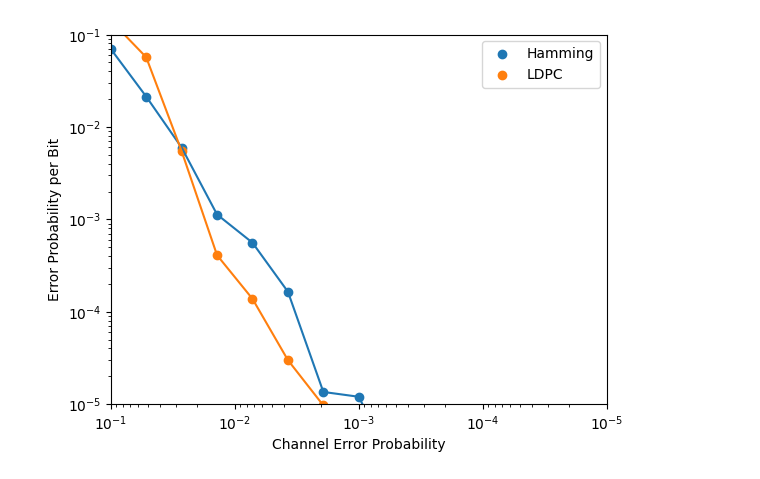
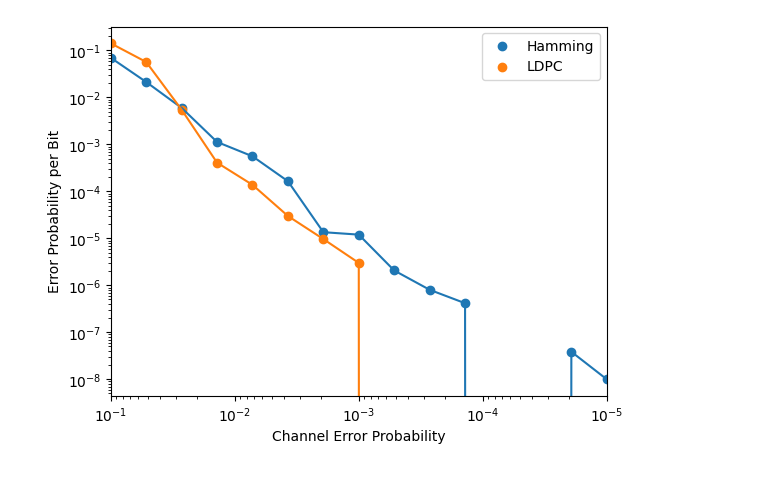
Before and after one commit to bissectra/ele32-lab3, a Jupyter notebook: src/plot.ipynb, the cells around one changed output. Drawn from its saved outputs; the diff is of its cells as text; code cells hidden in the pictures.

```diff
--- a/src/plot.ipynb
+++ b/src/plot.ipynb
@@ -19,33 +19,33 @@ plt.scatter(df["channel_prob"], df["hamming_bit_error_probs"], label="Hamming")
 plt.scatter(df["channel_prob"], df["ldpc_bit_error_probs"], label="LDPC")
 plt.plot(df["channel_prob"], df["hamming_bit_error_probs"])
 plt.plot(df["channel_prob"], df["ldpc_bit_error_probs"])
 
 # set axis labels
 plt.xlabel("Channel Error Probability")
 plt.ylabel("Error Probability per Bit")
 
 # set axis scale to log-log
 plt.xscale("log")
 plt.yscale("log")
 
 # set axis limits
 plt.xlim(0.00001, 0.1)
-plt.ylim(0.00001, 0.1)
+# plt.ylim(0.00001, 0.1)
 
 # set axis ticks
 plt.xticks([0.00001, 0.0001, 0.001, 0.01, 0.1])
-plt.yticks([0.00001, 0.0001, 0.001, 0.01, 0.1])
+# plt.yticks([0.00001, 0.0001, 0.001, 0.01, 0.1])
 
 # reverse x-axis
 plt.gca().invert_xaxis()
 
 # set legend
 plt.legend()
 
 # save plot to file
 plt.savefig("assets/error_probability.png")
 
 # show plot
 plt.show()
 # %% [output]
-[figure, old version]
+[figure, new version]
```
Also changed, not shown: 1 other file.
